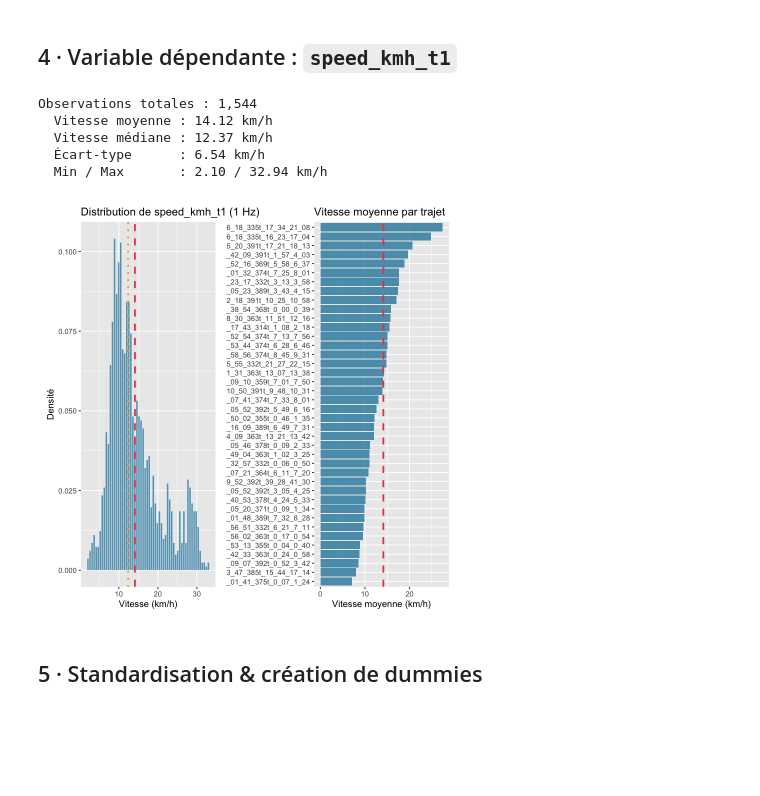
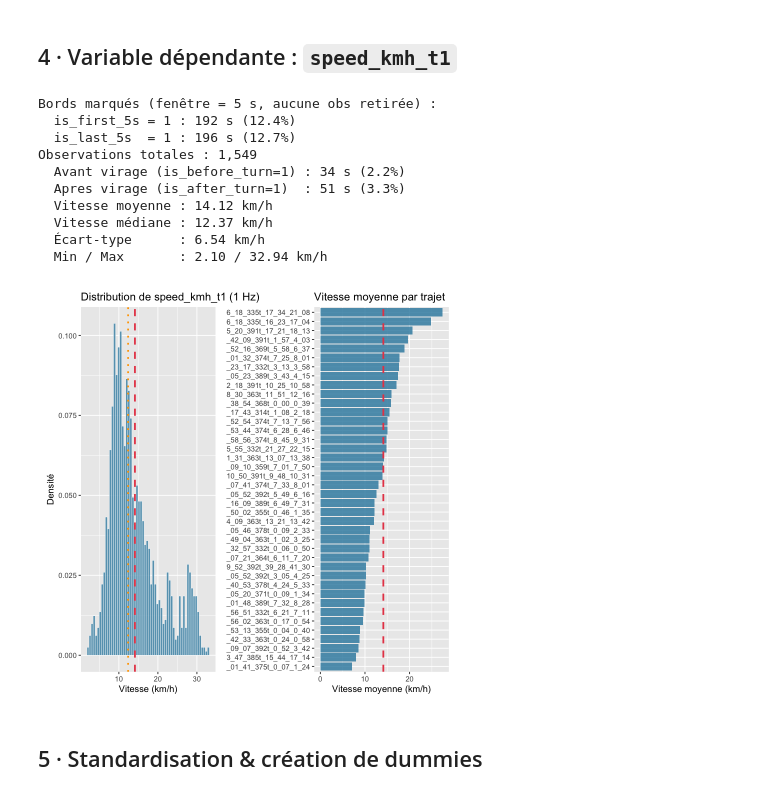
Before and after one commit to martin1207/newmob_modeling, a Jupyter notebook: escooter_linear_speed_R.ipynb, the cells around one changed output. Drawn from its saved outputs; the diff is of its cells as text; code cells hidden in the pictures; blank space fills up the shorter version.

```diff
--- a/escooter_linear_speed_R.ipynb
+++ b/escooter_linear_speed_R.ipynb
@@ -108,10 +145,13 @@ df_1hz <- df_raw %>%
   group_by(source, second) %>%
   summarise(
     speed_kmh_t1                    = mean(speed_kmh_t1,                        na.rm = TRUE),
+    speed_kmh                       = mean(speed_kmh,                           na.rm = TRUE),
+    delta_yaw_deg                   = mean(delta_yaw_deg,                       na.rm = TRUE),
     rider_id                     = first(rider_id),
     n_pedestrians                = median(n_pedestrians,                      na.rm = TRUE),
     n_cyclists                   = median(n_cyclists,                         na.rm = TRUE),
     road_width_perp_m            = mean(road_width_perp_m,                 na.rm = TRUE),
+    slope_signed_pct             = mean(slope_signed_pct,                  na.rm = TRUE),
     environment_type             = first(environment_type),
     hour                         = first(hour),
     day_of_week                  = first(day_of_week),
@@ -150,6 +190,14 @@ df_1hz <- df_raw %>%
     ped_min_distance_m   = suppressWarnings(min(ped_min_distance_m,   na.rm = TRUE)),
     ped_mean_distance_m  = mean(ped_mean_distance_m,                  na.rm = TRUE),
     ped_max_distance_m   = suppressWarnings(max(ped_max_distance_m,   na.rm = TRUE)),
+    ped_mean_angle_deg   = mean(ped_mean_angle_deg,                   na.rm = TRUE),
+    n_ped_under_5m       = mean(n_ped_under_5m,                       na.rm = TRUE),
+    n_ped_under_10m      = mean(n_ped_under_10m,                      na.rm = TRUE),
+    n_ped_under_15m      = mean(n_ped_under_15m,                      na.rm = TRUE),
+    n_ped_under_20m      = mean(n_ped_under_20m,                      na.rm = TRUE),
+    # ── Position du piéton le plus proche : moyenne sur la seconde ──
+    ped_closest_lateral_m      = mean(ped_closest_lateral_m,      na.rm = TRUE),
+    ped_closest_longitudinal_m = mean(ped_closest_longitudinal_m, na.rm = TRUE),
     n_ped_detected       = mean(n_ped_detected,                       na.rm = TRUE),
 
     # ── Variables contextuelles (première valeur disponible) ────────────────
@@ -157,13 +205,17 @@ df_1hz <- df_raw %>%
     LIGHTING_LABEL               = first(na.omit(LIGHTING_LABEL)),
     SURFACE_CONDITION_LABEL      = first(na.omit(SURFACE_CONDITION_LABEL)),
     at_intersection              = first(na.omit(at_intersection)),
+    # ── Virages (GPS) : 1 si la seconde contient une frame proche d'un virage ──
+    is_before_turn               = max(turn_label %in% c("before_left_turn", "before_right_turn")),
+    is_after_turn                = max(turn_label %in% c("after_left_turn",  "after_right_turn")),
   ) %>%
   arrange(source, second) %>%
   group_by(source) %>%
   mutate(speed_kmh_t1 = ifelse(second == max(second), NA_real_, speed_kmh_t1)) %>%
   ungroup() %>%
   # min/max sur vecteur tout-NA renvoient ±Inf → on remet en NA
-  mutate(across(c(ped_min_distance_m, ped_mean_distance_m, ped_max_distance_m),
+  mutate(across(c(ped_min_distance_m, ped_mean_distance_m, ped_max_distance_m, ped_mean_angle_deg,
+                  ped_closest_lateral_m, ped_closest_longitudinal_m),
                 ~ ifelse(is.finite(.), ., NA_real_)))
 
 cat(sprintf("Après réduction 1 Hz : %s secondes — %d trajets\n",
@@ -198,11 +250,42 @@ Après réduction 1 Hz : 1,584 secondes — 40 trajets
 # %% [markdown]
 ## 4 · Variable dépendante : `speed_kmh_t1`
 # %%
+# ── Phases transitoires : on garde tout le clip, on marque les bords ─────────
+# Plutôt que de RETIRER la phase d'accélération initiale (et la phase de fin),
+# on conserve toutes les secondes et on crée deux indicateurs :
+#   is_first_5s : 1 pour les 5 premières secondes du clip (accélération)
+#   is_last_5s  : 1 pour les 5 dernières secondes du clip (décélération / fin)
+# Inclus comme covariables dans le modèle, ces indicateurs absorbent l'effet
+# des régimes transitoires sans jeter d'observations.
+EDGE_SEC <- 5
+
 df_model <- df_1hz %>%
   filter(!is.na(speed_kmh_t1), !is.na(n_pedestrians)) %>%
+  group_by(source) %>%
+  arrange(second, .by_group = TRUE) %>%
+  mutate(
+    sec_from_start = second - min(second),
+    sec_from_end   = max(second) - second,
+    is_first_5s    = as.integer(sec_from_start <  EDGE_SEC),
+    is_last_5s     = as.integer(sec_from_end   <  EDGE_SEC)
+  ) %>%
+  ungroup() %>%
   mutate(rider_id_num = as.integer(factor(rider_id)))
 
+cat(sprintf("Bords marqués (fenêtre = %d s, aucune obs retirée) :\n", EDGE_SEC))
+cat(sprintf("  is_first_5s = 1 : %s s (%.1f%%)\n",
+            format(sum(df_model$is_first_5s), big.mark = ","),
+            100 * mean(df_model$is_first_5s)))
+cat(sprintf("  is_last_5s  = 1 : %s s (%.1f%%)\n",
+            format(sum(df_model$is_last_5s),  big.mark = ","),
+            100 * mean(df_model$is_last_5s)))
 cat(sprintf("Observations totales : %s\n", format(nrow(df_model), big.mark = ",")))
+cat(sprintf("  Avant virage (is_before_turn=1) : %s s (%.1f%%)\n",
+            format(sum(df_model$is_before_turn), big.mark = ","),
+            100 * mean(df_model$is_before_turn)))
+cat(sprintf("  Apres virage (is_after_turn=1)  : %s s (%.1f%%)\n",
+            format(sum(df_model$is_after_turn), big.mark = ","),
+            100 * mean(df_model$is_after_turn)))
 cat(sprintf("  Vitesse moyenne : %.2f km/h\n", mean(df_model$speed_kmh_t1)))
 cat(sprintf("  Vitesse médiane : %.2f km/h\n", median(df_model$speed_kmh_t1)))
 cat(sprintf("  Écart-type      : %.2f km/h\n", sd(df_model$speed_kmh_t1)))
@@ -210,35 +293,40 @@ cat(sprintf("  Min / Max       : %.2f / %.2f km/h\n",
             min(df_model$speed_kmh_t1), max(df_model$speed_kmh_t1)))
 
 p1 <- ggplot(df_model, aes(x = speed_kmh_t1)) +
   geom_histogram(aes(y = after_stat(density)), bins = 60,
                  fill = COLOR_A, alpha = 0.75, color = "white", linewidth = 0.2) +
   geom_vline(aes(xintercept = mean(speed_kmh_t1)), color = COLOR_B,
              linetype = "dashed", linewidth = 1) +
   geom_vline(aes(xintercept = median(speed_kmh_t1)), color = "orange",
              linetype = "dotted", linewidth = 1) +
   labs(x = "Vitesse (km/h)", y = "Densité",
        title = "Distribution de speed_kmh_t1 (1 Hz)")
 
 speed_by_traj <- df_model %>%
   group_by(source) %>%
   summarise(mean_speed = mean(speed_kmh_t1), .groups = "drop") %>%
   arrange(mean_speed) %>%
   mutate(source_short = substr(source, nchar(source) - 20, nchar(source)))
 
 p2 <- ggplot(speed_by_traj, aes(x = mean_speed, y = reorder(source_short, mean_speed))) +
   geom_col(fill = COLOR_A, alpha = 0.8) +
   geom_vline(xintercept = mean(df_model$speed_kmh_t1),
              color = COLOR_B, linetype = "dashed", linewidth = 1) +
   labs(x = "Vitesse moyenne (km/h)", y = NULL, title = "Vitesse moyenne par trajet")
 
 p1 + p2
 # %% [output]
-Observations totales : 1,544
+Bords marqués (fenêtre = 5 s, aucune obs retirée) :
+  is_first_5s = 1 : 192 s (12.4%)
+  is_last_5s  = 1 : 196 s (12.7%)
+Observations totales : 1,549
+  Avant virage (is_before_turn=1) : 34 s (2.2%)
+  Apres virage (is_after_turn=1)  : 51 s (3.3%)
   Vitesse moyenne : 14.12 km/h
   Vitesse médiane : 12.37 km/h
   Écart-type      : 6.54 km/h
   Min / Max       : 2.10 / 32.94 km/h
-[figure, old version]
+[figure, new version]
 # %% [markdown]
 ## 5 · Standardisation & création de dummies
 # %%
```
Also changed, not shown: parts of 40 cells of this notebook, 3 other files.
